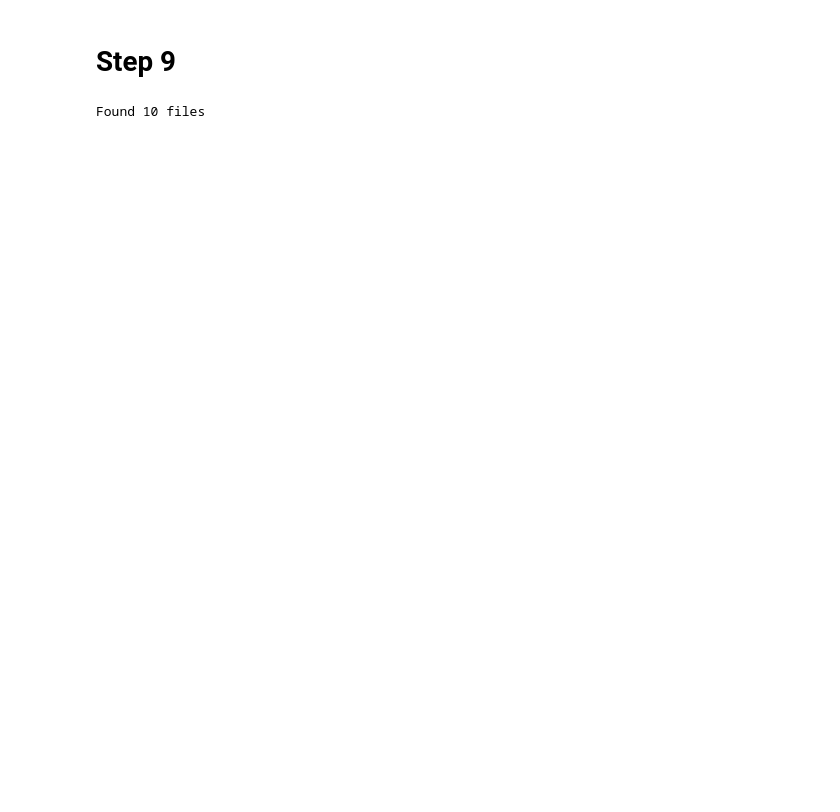
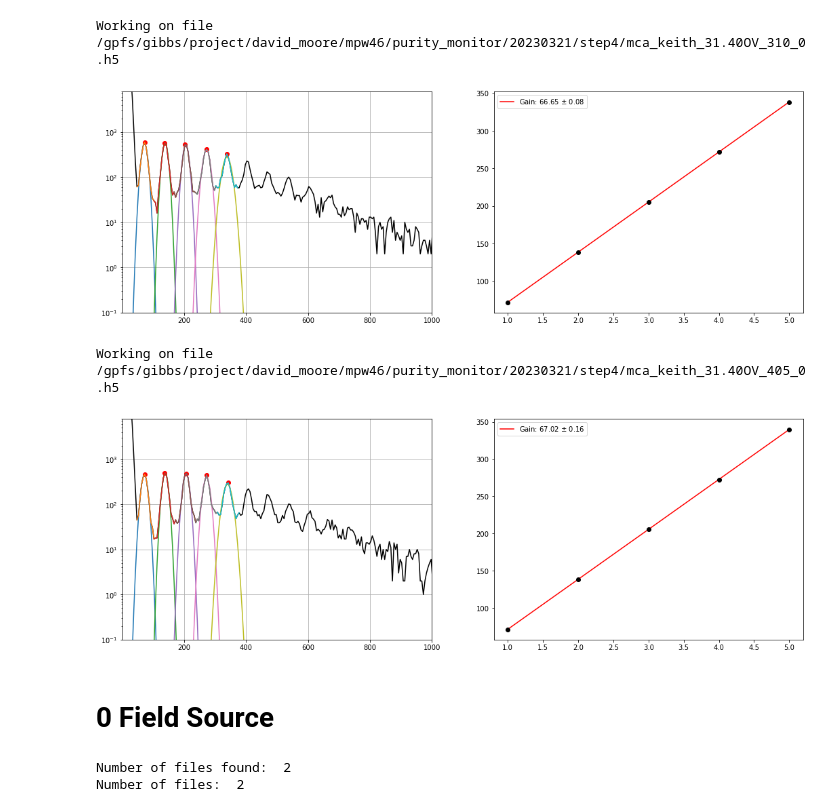
Before and after one commit to Moore-Lab/purity-monitor-analysis, a Jupyter notebook: SiPMAnalysis/Gain_fits.ipynb, the cells around one changed output. Cells and saved outputs as stored; diff of their text form; code cells hidden in the pictures; blank space fills up the shorter version.

Commit message:
updating with new data

```diff
--- a/SiPMAnalysis/Gain_fits.ipynb
+++ b/SiPMAnalysis/Gain_fits.ipynb
@@ -123,11 +249,9 @@ LED_and_source_distances.sort(reverse=True)
 # %%
-#path = r"C:/Data/20220630/LXe_Full_E_field_-2kV_source_reposition_Gain_source_removed/"
-path = '/gpfs/gibbs/project/david_moore/mpw46/purity_monitor/20230213/step3/'
-SRS_gain = 100 # gain on the SRS bandpass filter
+# getting the data that we need
+path_4 = '/gpfs/gibbs/project/david_moore/mpw46/purity_monitor/20230321/step4/'
+files_4 = load_directory(path_4)
+SRS_gain_4 = 10 # gain on the SRS bandpass filter
 # peak_threshold = 700 # upper bound of pedestal
 # breakdown = 27.4 # breakdown voltage of the SiPM
-pedestal = 275 # center of noise pedestal peak
-
-file_list = natsort.realsorted(glob.glob(path + "mca_*.h5"))[::-1]
-print("Found %d files"%len(file_list))
+pedestal_4 = 100 # center of noise pedestal peak
 # %% [output]
@@ -402,2 +259,0 @@ Working on file #0: /gpfs/gibbs/project/david_moore/mpw46/purity_monitor/2023021
-# %% [markdown]
-# Step 9
@@ -464,12 +260,40 @@ def find_peaks_and_fit(x_data, y_data, voltage, min_distance=20, max_peaks=3, mi
+# %%
+data_NO_FIELD1 = {'source':{}, 405.0:{}, 310.0:{}}
+
+for file_type, file_list in files_4.items():
+    # creating the data fields in the dict
+    data_NO_FIELD1[file_type]['pe_data'] = []
+    data_NO_FIELD1[file_type]['counts'] = []
+    data_NO_FIELD1[file_type]['gain'] = np.empty(len(file_list))
+    data_NO_FIELD1[file_type]['gain_err'] = np.empty(len(file_list))
+    data_NO_FIELD1[file_type]['dc_offset'] = np.empty(len(file_list))
+    data_NO_FIELD1[file_type]['file_volts'] = np.empty(len(file_list))
+    for i, file in enumerate(file_list):
+        pe, counts, gain, gain_err, dc_offset, volts = plot_fit_gain_dc(file, 20, 10, 5)
+        data_NO_FIELD1[file_type]['pe_data'].append(pe)
+        data_NO_FIELD1[file_type]['counts'].append(counts)
+        data_NO_FIELD1[file_type]['gain'][i] = gain
+        data_NO_FIELD1[file_type]['gain_err'][i] = gain_err
+        data_NO_FIELD1[file_type]['dc_offset'][i] = dc_offset
+        data_NO_FIELD1[file_type]['file_volts'][i] = volts
+    # converting all the lists to arrays
+    data_NO_FIELD1[file_type]['pe_data'] = np.array(data_NO_FIELD1[file_type]['pe_data'])
+    data_NO_FIELD1[file_type]['counts'] = np.array(data_NO_FIELD1[file_type]['counts'])
+# %% [output]
+Working on file /gpfs/gibbs/project/david_moore/mpw46/purity_monitor/20230321/step4/mca_keith_31.40OV_310_0.h5
+[figure, added]
+Working on file /gpfs/gibbs/project/david_moore/mpw46/purity_monitor/20230321/step4/mca_keith_31.40OV_405_0.h5
+[figure, added]
+# %% [markdown]
+# 0 Field Source
 # %%
-#path = r"C:/Data/20220630/LXe_Full_E_field_-2kV_source_reposition_Gain_source_removed/"
-path_9 = '/gpfs/gibbs/project/david_moore/mpw46/purity_monitor/20230213/step9/'
-SRS_gain_9 = 10 # gain on the SRS bandpass filter
+# getting the data that we need
+path_7 = '/gpfs/gibbs/project/david_moore/mpw46/purity_monitor/20230321/step7/'
+files_7 = load_directory(path_7)
+SRS_gain_7 = 10 # gain on the SRS bandpass filter
 # peak_threshold = 700 # upper bound of pedestal
 # breakdown = 27.4 # breakdown voltage of the SiPM
-pedestal_9 = 275 # center of noise pedestal peak
-
-file_list_9 = natsort.realsorted(glob.glob(path_9 + "mca_*.h5"))[::-1]
-print("Found %d files"%len(file_list_9))
+pedestal_7 = 100 # center of noise pedestal peak
 # %% [output]
-Found 10 files
+Number of files found:  2
+Number of files:  2
```
Also changed, not shown: parts of 28 cells of this notebook.
